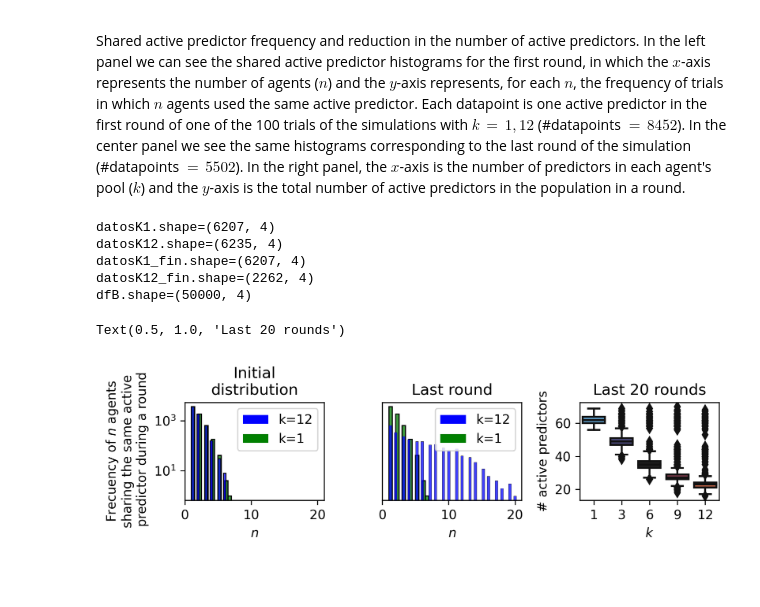
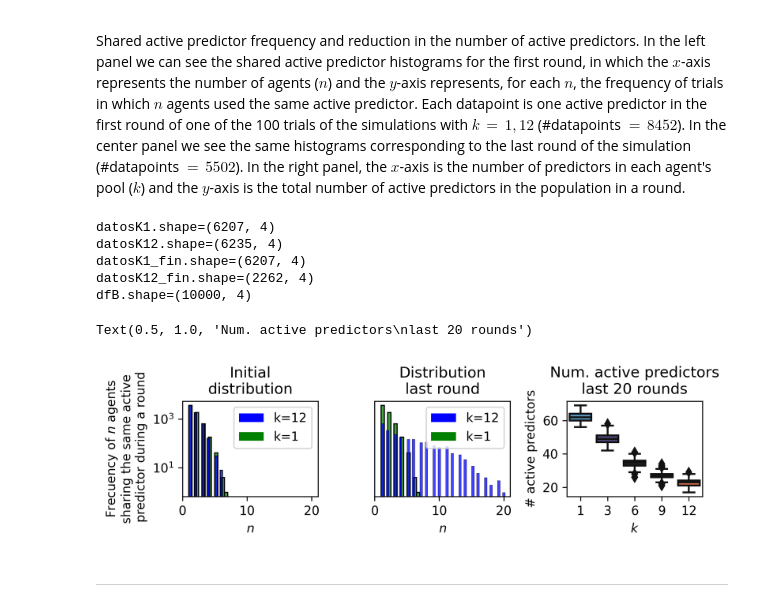
Before and after one commit to EAndrade-Lotero/ElFarolArthur, a Jupyter notebook: notebooks/Figure8.ipynb, the cells around one changed output. Cells and saved outputs as stored; diff of their text form; code cells hidden in the pictures; blank space fills up the shorter version.

Commit message:
add figures

```diff
--- a/notebooks/Figure8.ipynb
+++ b/notebooks/Figure8.ipynb
@@ -39,27 +35,34 @@ dfA = main(
     seed=42
 )
 dfA = pd.concat([dfA, df], ignore_index=True)
+# Keep only last 20 rounds
+dfA = dfA[dfA['Round'] >= 80]
 # %%
+# Histogram of shared active predictors on the first round for k=1
 datosK1 = pd.DataFrame(df[df['Num_predictors'] == 1])
 datosK1 = pd.DataFrame(datosK1[datosK1['Round'] == df['Round'].min()])
 datosK1 = datosK1.groupby(['Identifier','Round'])['Policy'].value_counts().reset_index(name='Count')
 print(f'{datosK1.shape=}')
 
+# Histogram of shared active predictors on the first round for k=12
 datosK12 = pd.DataFrame(df[df['Num_predictors'] == 12])
 datosK12 = pd.DataFrame(datosK12[datosK12['Round'] == df['Round'].min()])
 datosK12 = datosK12.groupby(['Identifier','Round'])['Policy'].value_counts().reset_index(name='Count')
 print(f'{datosK12.shape=}')
 
+# Histogram of shared active predictors on the last round for k=1
 datosK1_fin = pd.DataFrame(df[df['Num_predictors'] == 1])
 datosK1_fin = pd.DataFrame(datosK1_fin[datosK1_fin['Round'] == df['Round'].max()])
 datosK1_fin = datosK1_fin.groupby(['Identifier','Round'])['Policy'].value_counts().reset_index(name='Count')
 print(f'{datosK1_fin.shape=}')
 
+# Histogram of shared active predictors on the last round for k=12
 datosK12_fin = pd.DataFrame(df[df['Num_predictors'] == 12])
 datosK12_fin = pd.DataFrame(datosK12_fin[datosK12_fin['Round'] == df['Round'].max()])
 datosK12_fin = datosK12_fin.groupby(['Identifier','Round'])['Policy'].value_counts().reset_index(name='Count')
 print(f'{datosK12_fin.shape=}')
 
+# Amount of active predictors in a simulation
 dfB = dfA.groupby(['Num_predictors','Identifier','Round'])['Policy'].nunique().reset_index(name='Num_pred_act')
 print(f'{dfB.shape=}')
 # %% [output]
@@ -67,7 +70,7 @@ datosK1.shape=(6207, 4)
 datosK12.shape=(6235, 4)
 datosK1_fin.shape=(6207, 4)
 datosK12_fin.shape=(2262, 4)
-dfB.shape=(50000, 4)
+dfB.shape=(10000, 4)
 # %%
 fig, ax = plt.subplots(1,3, figsize=(7,2.2), tight_layout=True, dpi=300)
 
@@ -93,8 +96,6 @@ sns.histplot(
 )
 topbar = plt.Rectangle((0,0),1,1,fc=color_1, edgecolor = 'none')
 bottombar = plt.Rectangle((0,0),1,1,fc=color_12,  edgecolor='none')
-# topbar = plt.Rectangle((0,0),1,1,fc=sns.color_palette("hls")[0], edgecolor = 'none')
-# bottombar = plt.Rectangle((0,0),1,1,fc=sns.color_palette("tab10")[0],  edgecolor='none')
 ax[0].legend([bottombar, topbar], ['k=12', 'k=1'], loc='upper right', ncol=1, prop={'size':10})
 ax[0].set_xlabel('$n$')
 ax[0].set_ylabel('Frecuency of $n$ agents\nsharing the same active\n predictor during a round')
@@ -112,39 +113,39 @@ sns.histplot(
     color=color_1,
 )
 sns.histplot(
     datosK12_fin['Count'],
     ax=ax[1],
     # bins=50,
     log_scale=(False, True),
     binwidth=0.4,
     color=color_12,
 )
-# topbar = plt.Rectangle((0,0),1,1,fc=sns.color_palette("hls")[0], edgecolor = 'none')
-# bottombar = plt.Rectangle((0,0),1,1,fc=sns.color_palette("tab10")[0],  edgecolor = 'none')
 topbar = plt.Rectangle((0,0),1,1,fc=color_1, edgecolor = 'none')
 bottombar = plt.Rectangle((0,0),1,1,fc=color_12,  edgecolor = 'none')
 ax[1].legend([bottombar, topbar], ['k=12', 'k=1'], loc='upper right', ncol = 1, prop={'size':10})
 ax[1].set_xlabel('$n$')
 ax[1].set_ylabel('')
 ax[1].tick_params(labelleft=False, left=False)
-ax[1].set_title('Last round')
+ax[1].set_title('Distribution\nlast round')
 ax[1].set_xlim(0,21)
 # ax[1].set_ylim(0,80000)
 
 # Rightmost plot
 sns.boxplot(
     x='Num_predictors',
     y='Num_pred_act',
     data=dfB,
     ax=ax[2],
     palette='icefire'
 )
 ax[2].set_xlabel('$k$')
 ax[2].set_ylabel('# active predictors')
-ax[2].set_title('Last 20 rounds')
+ax[2].set_title('Num. active predictors\nlast 20 rounds')
 # %% [output]
-Text(0.5, 1.0, 'Last 20 rounds')
+Text(0.5, 1.0, 'Num. active predictors\nlast 20 rounds')
-[figure, old version]
+[figure, new version]
 # %%
 file_name = PATHS['folder_figures_for_paper'] / 'Figure8.png'
 fig.savefig(file_name, dpi=300, bbox_inches='tight')
+# %% [markdown]
+---
```
Also changed, not shown: parts of 1 cell of this notebook, 17 other files.
